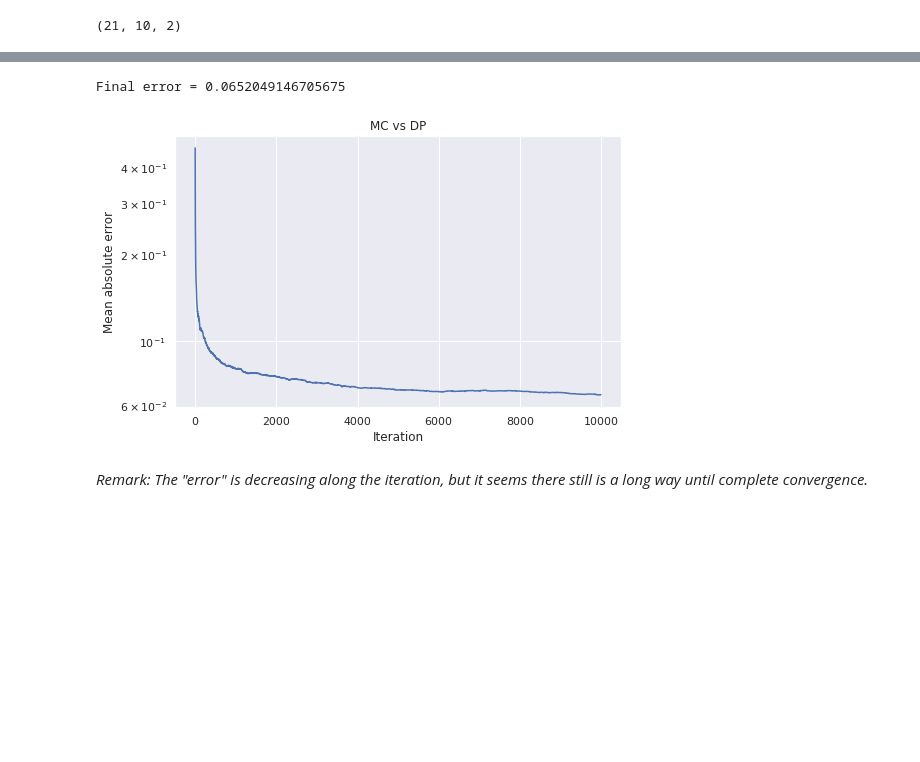
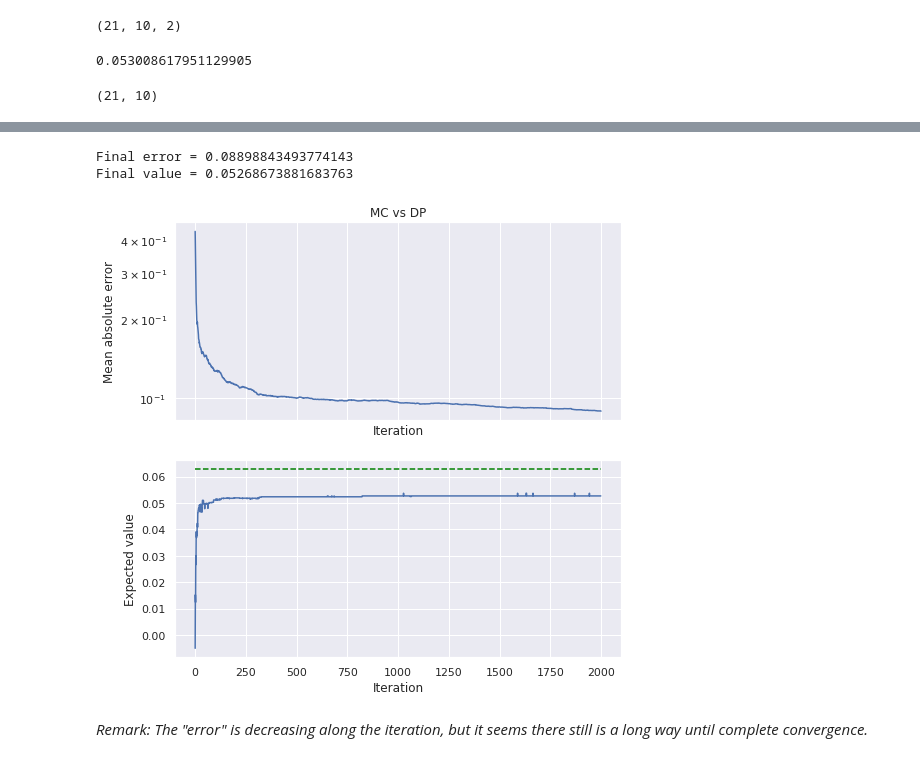
Before and after one commit to kota7/easy21-notebook, a Jupyter notebook: notebook/3_montecarlo.ipynb, the cells around one changed output, grey strips where cells are left out. Saved outputs shown, nothing was run; the diff lists cells and outputs as text; code cells hidden in the pictures; blank space fills up the shorter version.

Commit message:
add linear approx td and mean value evaluation

```diff
--- a/notebook/3_montecarlo.ipynb
+++ b/notebook/3_montecarlo.ipynb
@@ -176,28 +208,44 @@ Q_dp.shape
+# %%
+mean_policy_value(policy, ER, P, gamma=1.0)
+# %% [output]
+0.053008617951129905
+# %%
+policy.shape
+# %% [output]
+(21, 10)
 # %%
 qs = {}
 ns = {}
 maes = []
+values = []
 # %%
-for i in tqdm(range(10**7)):
+for i in tqdm(range(10**6)):
     history = _episode(qs, ns, env, explore_policy)
     _update(qs, ns, history, stepsize)
     if (i + 1) % 1000 == 0:
         q_array = to_q_array(qs)
         maes.append(np.mean(np.abs(q_array - Q_dp)))
+        values.append(mean_policy_value(to_policy(qs), ER, P, gamma=1.0))
 # %% [output]
 [interactive output not drawn]
 # %%
-fig, ax = plt.subplots(figsize=(8, 5))
-ax.plot(maes)
-ax.set_yscale("log")
-ax.set_xlabel("Iteration")
-ax.set_ylabel("Mean absolute error")
-ax.set_title("MC vs DP")
+fig, (ax1, ax2) = plt.subplots(2, 1, figsize=(8, 8), sharex=True)
+ax1.plot(maes)
+ax1.set_yscale("log")
+ax1.set_xlabel("Iteration")
+ax1.set_ylabel("Mean absolute error")
+ax1.set_title("MC vs DP")
 
+ax2.plot(values)
+ax2.set_xlabel("Iteration")
+ax2.set_ylabel("Expected value")
+ax2.hlines(mean_value_dp, 0, len(values), linestyles="--", color="green")
 print("Final error =", maes[-1])
+print("Final value =", values[-1])
 # %% [output]
-Final error = 0.0652049146705675
+Final error = 0.08898843493774143
+Final value = 0.05268673881683763
-[figure, old version]
+[figure, new version]
 # %% [markdown]
 *Remark: The "error" is decreasing along the iteration, but it seems there still is a long way until complete convergence.*
 # %%
```
Also changed, not shown: parts of 7 cells of this notebook, 4 other files.
